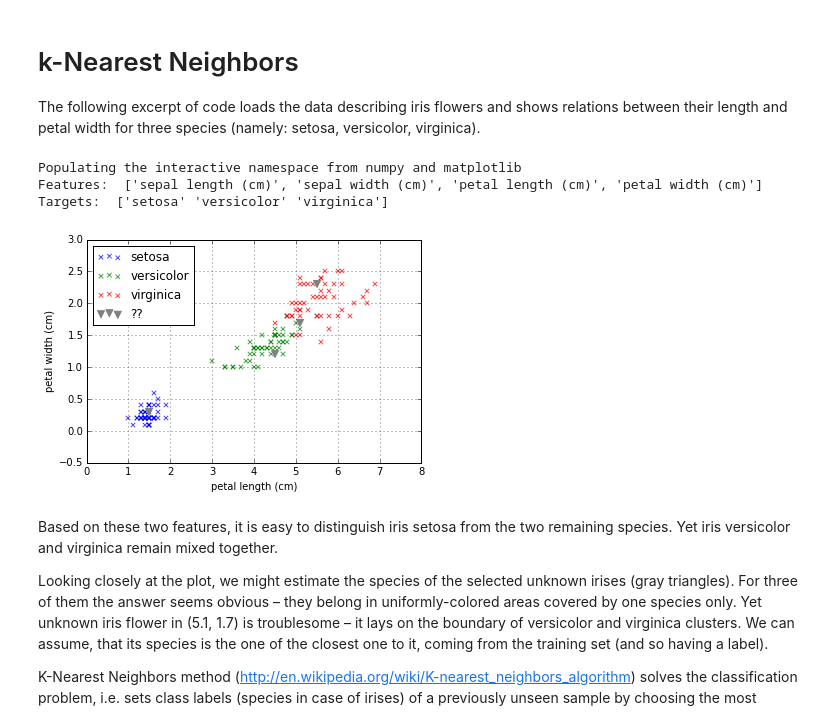
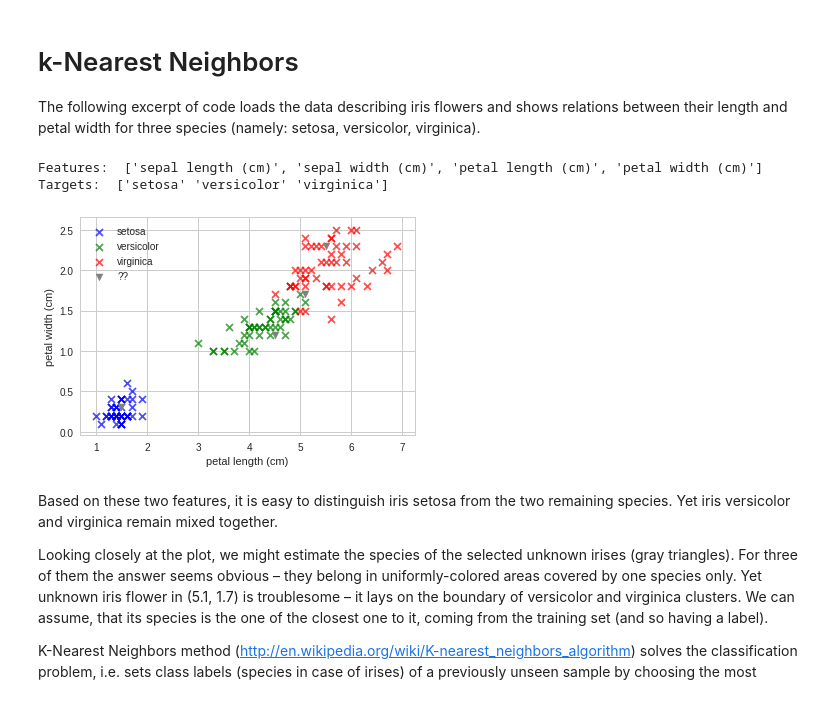
Before and after one commit to janchorowski/nn_assignments, a Jupyter notebook: assignment1/Assignment1.ipynb, the cells around one changed output. Drawn from its saved outputs; the diff is of its cells as text; code cells hidden in the pictures.

```diff
--- a/assignment1/Assignment1.ipynb
+++ b/assignment1/Assignment1.ipynb
@@ -26,10 +34,19 @@ from __future__ import print_function
 
 import os
 
+import httpimport
+import matplotlib.pyplot as plt
 import numpy as np
-import matplotlib.pyplot as plt
 
+import seaborn as sns
 from sklearn import datasets
+
+# In this way we can import functions straight from github
+with httpimport.github_repo('janchorowski', 'nn_assignments',
+                            module='common', branch='nn18'):
+     from common.plotting import plot_mat
+
+sns.set_style('whitegrid')
 # %% [markdown]
 ## Problem 0 [0p]
 1. Get familiar with [lab_guide.pdf](https://github.com/janchorowski/nn_assignments/blob/nn17_fall/lab_guide.pdf). It is not obligatory to use the labs remotely and most of the time you will do just fine with your own machine. However, we recommend using labs for the most computationally-intensive tasks such as the final projects.
@@ -177,43 +194,39 @@ The following excerpt of code loads the data describing iris flowers
 and shows relations between their length and petal width for three
 species (namely: setosa, versicolor, virginica).
 # %%
-# pylab - loads numerical and graphical libraries into the IPython notebook
-%pylab inline
-
 # sklearn is a large collection of machine learning algorithms
 # here we’ll use it only for the built-in iris dataset
 from sklearn import datasets
 
 iris = datasets.load_iris()
 
 print('Features: ', iris.feature_names)
 print('Targets: ', iris.target_names)
 
 petal_length = iris.data[:, iris.feature_names.index('petal length (cm)')]
 petal_width = iris.data[:, iris.feature_names.index('petal width (cm)')]
 
 for target in set(iris.target):
     example_ids = target == iris.target
-    scatter(petal_length[example_ids], petal_width[example_ids],
-            label=iris.target_names[target], color='bgr'[target],
-            marker='x', alpha=0.7)
+    plt.scatter(petal_length[example_ids], petal_width[example_ids],
+                label=iris.target_names[target], color='bgr'[target],
+                marker='x', alpha=0.7)
 unknown = np.array([
     [1.5, 0.3],
     [4.5, 1.2],
     [5.5, 2.3],
     [5.1, 1.7]
 ])
-scatter(unknown[:, 0], unknown[:, 1], marker='v',
-        color='gray', s=50, label='??')
-xlabel('petal length (cm)')
-ylabel('petal width (cm)')
-grid(True)
-legend(loc='upper left');
+plt.scatter(unknown[:, 0], unknown[:, 1], marker='v',
+            color='gray', s=50, label='??')
+plt.xlabel('petal length (cm)')
+plt.ylabel('petal width (cm)')
+plt.grid(True)
+plt.legend(loc='upper left');
 # %% [output]
-Populating the interactive namespace from numpy and matplotlib
 Features:  ['sepal length (cm)', 'sepal width (cm)', 'petal length (cm)', 'petal width (cm)']
 Targets:  ['setosa' 'versicolor' 'virginica']
-[figure, old version]
+[figure, new version]
 # %% [markdown]
 Based on these two features, it is easy to distinguish iris setosa from the two remaining species. Yet iris versicolor and virginica remain mixed together.
 
```
Also changed, not shown: parts of 7 cells of this notebook.
